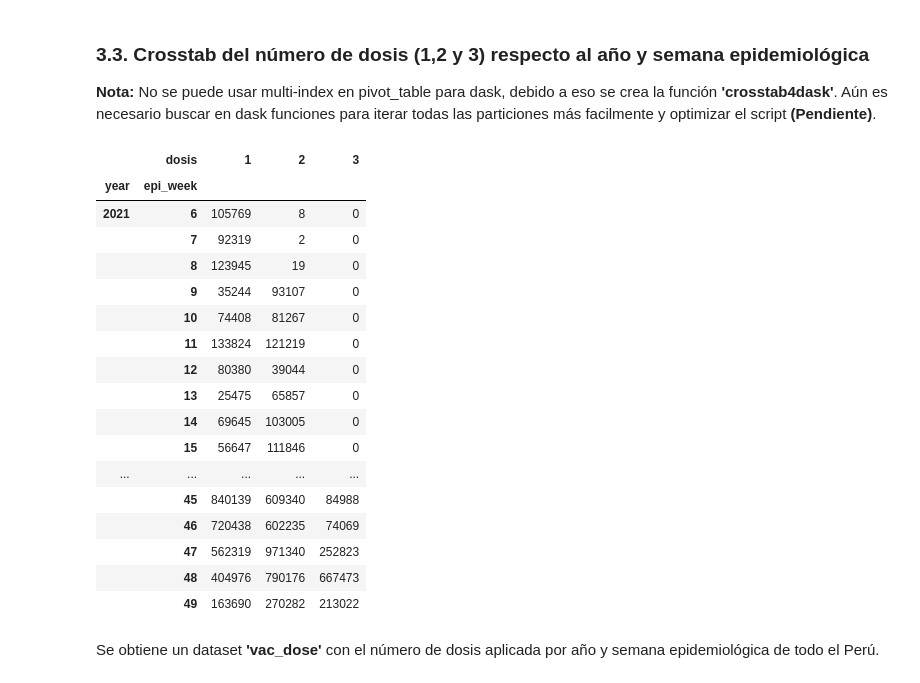
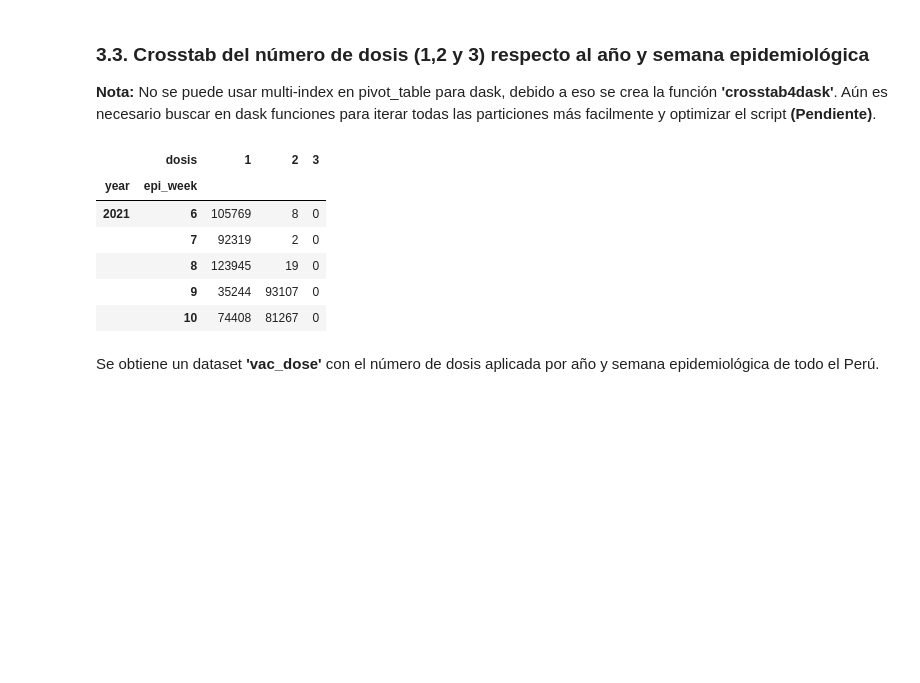
Before and after one commit to xxotto/covid19-Peru, a Jupyter notebook: DataFiltering_1.ipynb, the cells around one changed output. Saved outputs shown, nothing was run; the diff lists cells and outputs as text; code cells hidden in the pictures; blank space fills up the shorter version.

```diff
--- a/DataFiltering_1.ipynb
+++ b/DataFiltering_1.ipynb
@@ -176,26 +153,15 @@ def crosstab4dask(ddf):
     return merged_epivac
 # %%
 vac_dose = crosstab4dask(df_vac)
-vac_dose
+vac_dose.head()
 # %% [output]
 |  | dosis | 1 | 2 | 3 |
 | year | epi_week |  |  |  |
 | 2021 | 6 | 105769 | 8 | 0 |
 |  | 7 | 92319 | 2 | 0 |
 |  | 8 | 123945 | 19 | 0 |
 |  | 9 | 35244 | 93107 | 0 |
 |  | 10 | 74408 | 81267 | 0 |
-|  | 11 | 133824 | 121219 | 0 |
-|  | 12 | 80380 | 39044 | 0 |
-|  | 13 | 25475 | 65857 | 0 |
-|  | 14 | 69645 | 103005 | 0 |
-|  | 15 | 56647 | 111846 | 0 |
-| ... | ... | ... | ... | ... |
-|  | 45 | 840139 | 609340 | 84988 |
-|  | 46 | 720438 | 602235 | 74069 |
-|  | 47 | 562319 | 971340 | 252823 |
-|  | 48 | 404976 | 790176 | 667473 |
-|  | 49 | 163690 | 270282 | 213022 |
 # %% [markdown]
 Se obtiene un dataset **'vac_dose'** con el número de dosis aplicada por año y semana epidemiológica de todo el Perú.
 # %% [markdown]
```
Also changed, not shown: parts of 37 cells of this notebook, 9 other files.
